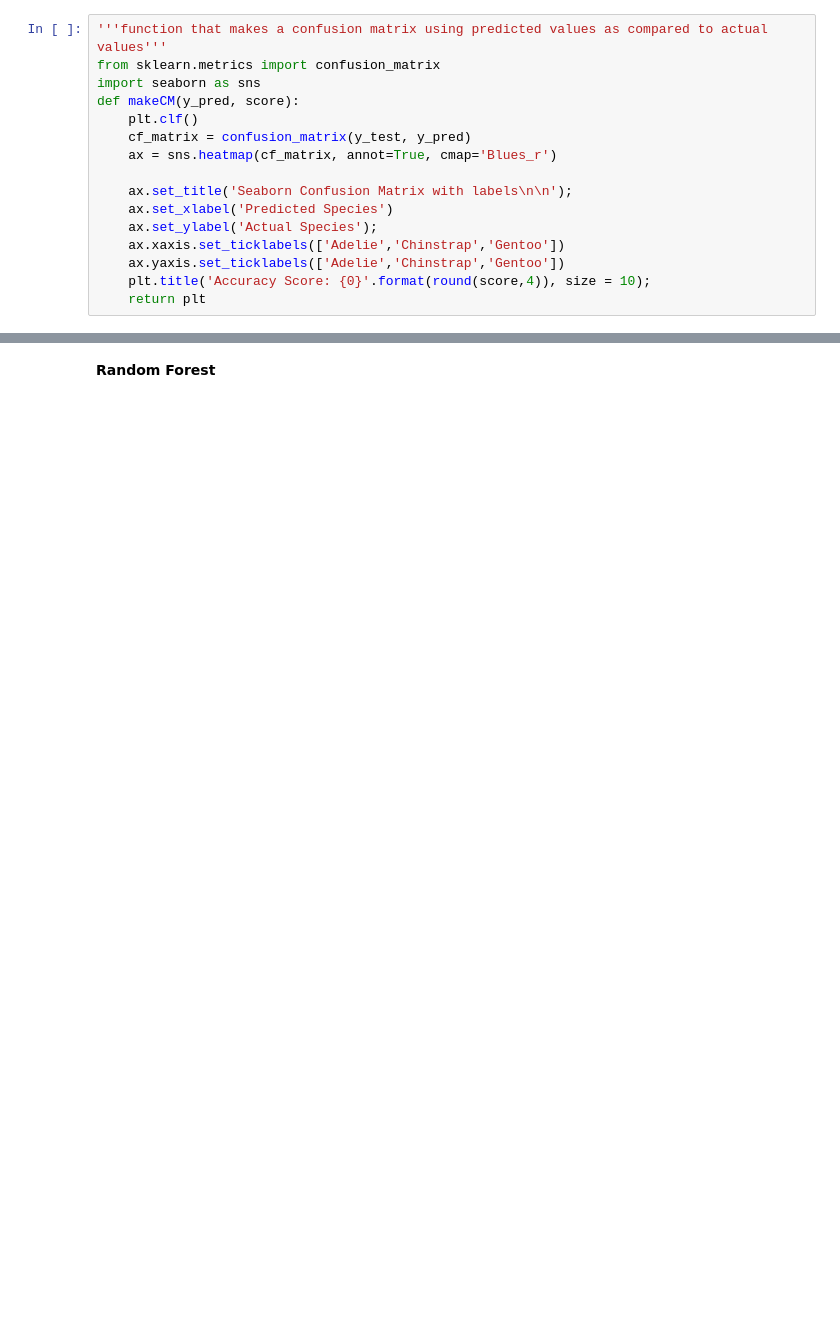
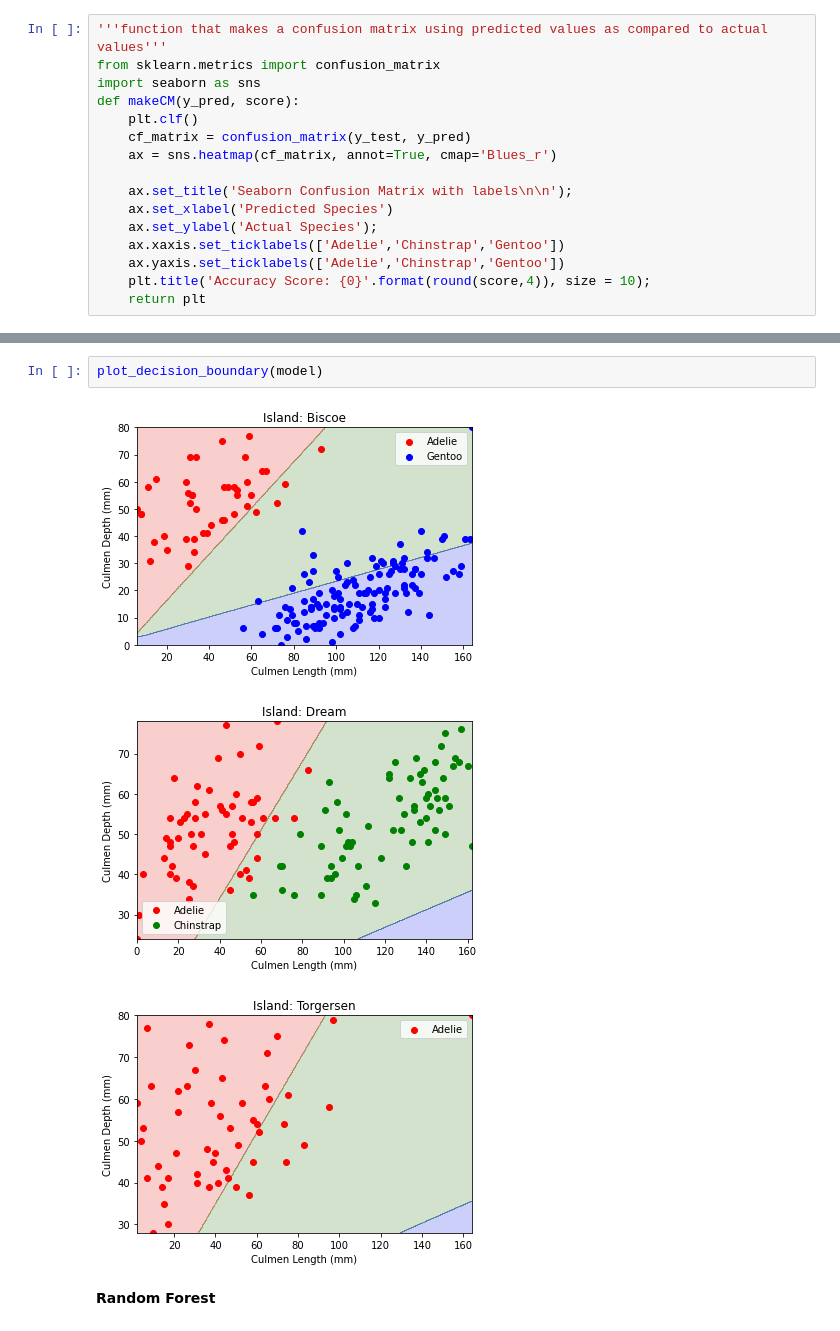
Before and after one commit to ryankkien/penguinsproject, a Jupyter notebook: penguinsproject.ipynb, the cells around one changed output, grey strips where cells are left out. Drawn from its saved outputs; the diff is of its cells as text; blank space fills up the shorter version.

```diff
--- a/penguinsproject.ipynb
+++ b/penguinsproject.ipynb
@@ -246,3 +303,9 @@ Train Score Accuracy:  0.9615384615384616
+# %%
+plot_decision_boundary(model)
+# %% [output]
+[figure, added]
+[figure, added]
+[figure, added]
 # %% [markdown]
 **Random Forest**
 # %%
```
Also changed, not shown: parts of 11 cells of this notebook.
